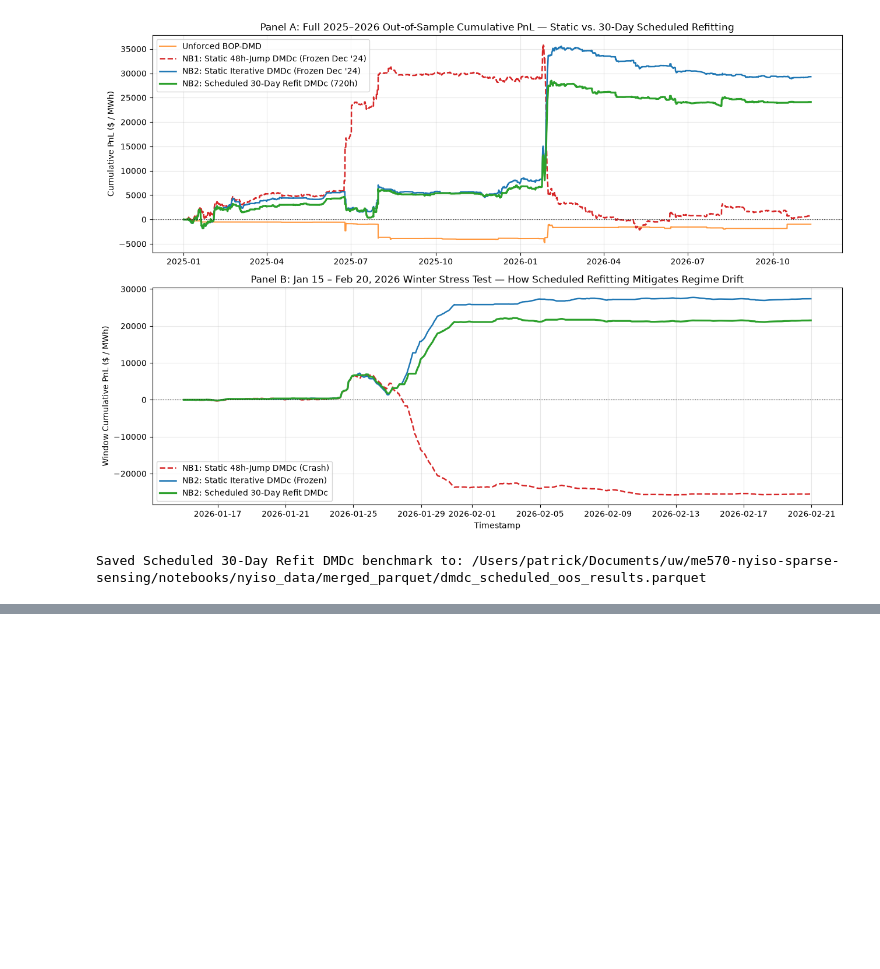
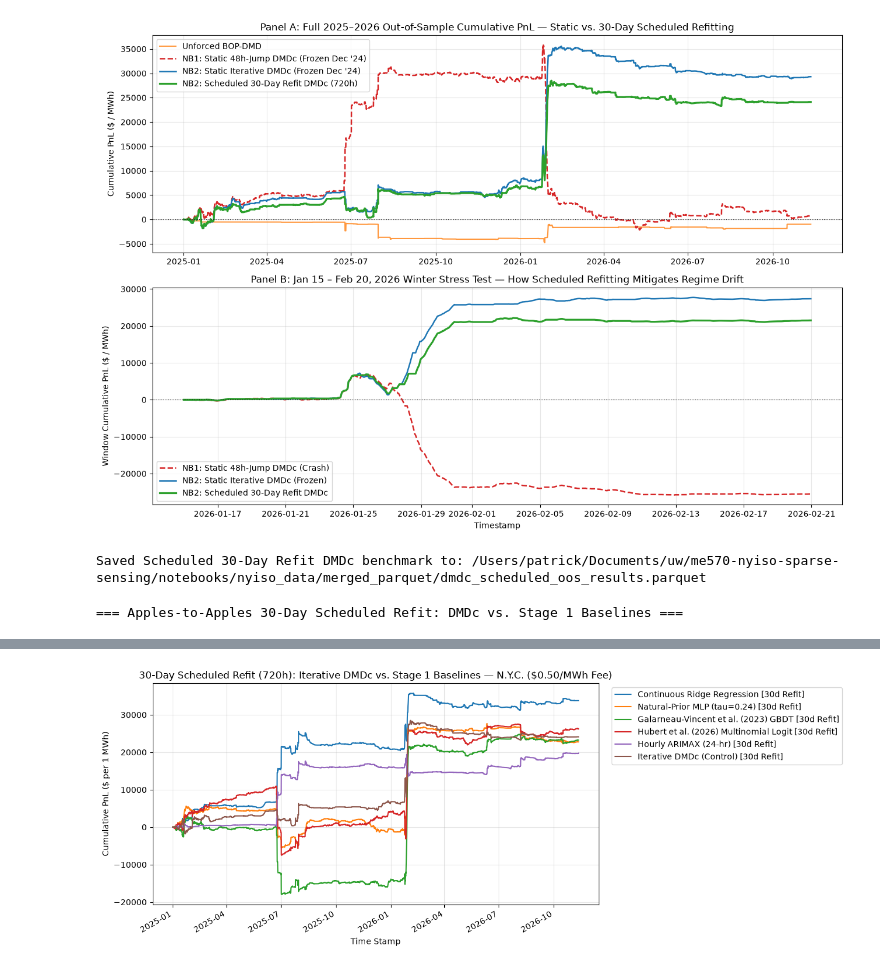
Before and after one commit to pasmith/me570-nyiso-sparse-sensing, a Jupyter notebook: notebooks/03_dmdc_iterative_scheduled_refit.ipynb, the cells around one changed output, grey strips where cells are left out. Drawn from its saved outputs; the diff is of its cells as text; code cells hidden in the pictures; blank space fills up the shorter version.

```diff
--- a/notebooks/03_dmdc_iterative_scheduled_refit.ipynb
+++ b/notebooks/03_dmdc_iterative_scheduled_refit.ipynb
@@ -377,3 +377,45 @@ dmdc_sched_export.to_parquet(data_dir / "dmdc_scheduled_oos_results.parquet")
 print(f"Saved Scheduled 30-Day Refit DMDc benchmark to: {data_dir / 'dmdc_scheduled_oos_results.parquet'}")
 # %% [output]
 Saved Scheduled 30-Day Refit DMDc benchmark to: /Users/patrick/Documents/uw/me570-nyiso-sparse-sensing/notebooks/nyiso_data/merged_parquet/dmdc_scheduled_oos_results.parquet
+# %%
+# ==============================================================================
+# Cross-Notebook Apples-to-Apples: 30-Day Refit DMDc vs. 30-Day Refit Baselines
+# ==============================================================================
+s1_refit_df = pd.read_parquet(data_dir / "stage1_refit30d_results_NYC.parquet")
+s1_refit_pnl = pd.read_parquet(data_dir / "stage1_refit30d_unit_pnl_NYC.parquet")
+
+dmdc_30d_row = pd.DataFrame([{
+    "Model": "Iterative DMDc (Control) [30d Refit]",
+    "Feature Set": "15 Zones + 424 Exog",
+    "Trades": int((eval_df["sig_dmdc_sched"] != 0).sum()),
+    "Trade Freq (%)": comparison_df.loc[3, "Trade Freq (%)"],
+    "Win Rate (%)": comparison_df.loc[3, "Win Rate (%)"],
+    "Avg PnL/Trade ($)": round(float(eval_df["pnl_dmdc_sched"].sum()) / max(int((eval_df["sig_dmdc_sched"] != 0).sum()), 1), 2),
+    "Cum PnL ($)": comparison_df.loc[3, "Cum PnL ($)"],
+    "Annual Sharpe": comparison_df.loc[3, "Annual Sharpe"],
+    "Max DD ($)": comparison_df.loc[3, "Max DD ($)"],
+}])
+
+dmdc_vs_baselines_30d = (
+    pd.concat([dmdc_30d_row, s1_refit_df], ignore_index=True)
+    .sort_values("Annual Sharpe", ascending=False)
+    .reset_index(drop=True)
+)
+print("=== Apples-to-Apples 30-Day Scheduled Refit: DMDc vs. Stage 1 Baselines ===")
+display(dmdc_vs_baselines_30d)
+
+# Overlay 30-Day Refit DMDc cumulative PnL against 30-Day Refit Baselines
+aligned_pnl = s1_refit_pnl.reindex(eval_df.index).fillna(0.0).copy()
+aligned_pnl["Iterative DMDc (Control) [30d Refit]"] = eval_df["pnl_dmdc_sched"]
+
+ax = aligned_pnl.cumsum().plot(
+    figsize=(13, 5),
+    title="30-Day Scheduled Refit (720h): Iterative DMDc vs. Stage 1 Baselines — N.Y.C. ($0.50/MWh Fee)",
+    ylabel="Cumulative PnL ($ per 1 MWh)",
+    grid=True,
+)
+ax.legend(bbox_to_anchor=(1.02, 1), loc="upper left")
+plt.tight_layout()
+plt.show()
+# %% [output]
+=== Apples-to-Apples 30-Day Scheduled Refit: DMDc vs. Stage 1 Baselines ===
@@ -380,3 +429,4 @@ Saved Scheduled 30-Day Refit DMDc benchmark to: /Users/patrick/Documents/uw/me57
+[figure, added]
 # %% [markdown]
 ## 5. Key Research Takeaways & Bridge to `SSPOC` Sparse Classification
 
```
Also changed, not shown: parts of 2 cells of this notebook, 9 other files.
